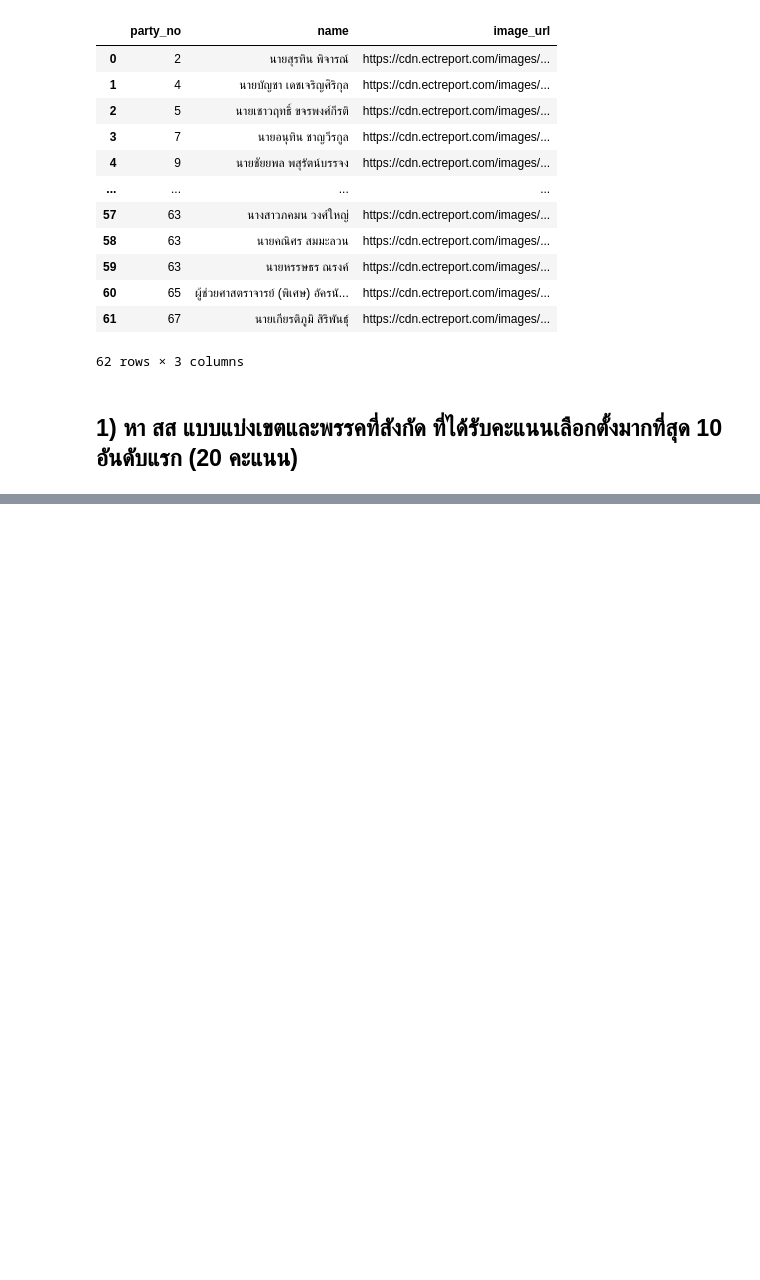
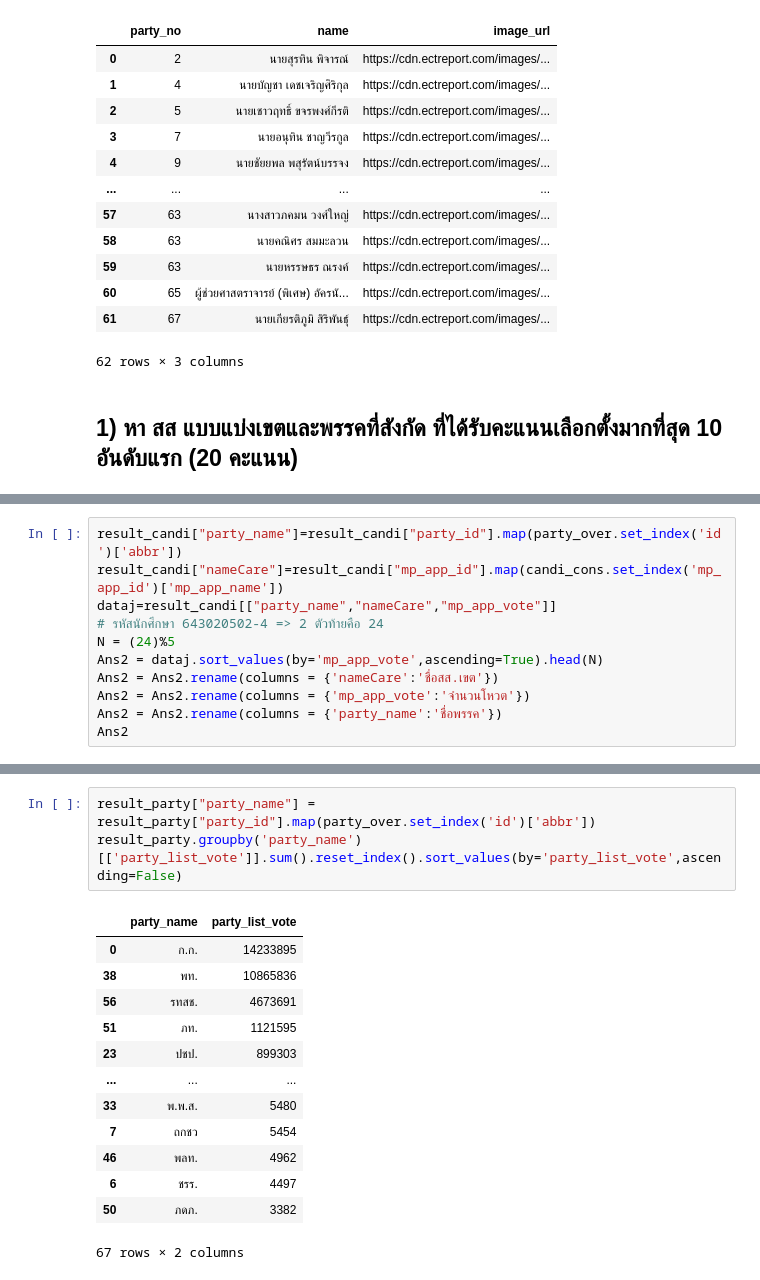
Before and after one commit to Tonry12/python_dataviz2023, a Jupyter notebook: midterm_basicpythonanddataviz2023.ipynb, the cells around one changed output, grey strips where cells are left out. Cells and saved outputs as stored; diff of their text form; blank space fills up the shorter version.

```diff
--- a/midterm_basicpythonanddataviz2023.ipynb
+++ b/midterm_basicpythonanddataviz2023.ipynb
@@ -219,0 +223,11 @@ candi_cons
+# %%
+result_candi["party_name"]=result_candi["party_id"].map(party_over.set_index('id')['abbr'])
+result_candi["nameCare"]=result_candi["mp_app_id"].map(candi_cons.set_index('mp_app_id')['mp_app_name'])
+dataj=result_candi[["party_name","nameCare","mp_app_vote"]]
+# รหัสนักศึกษา 643020502-4 => 2 ตัวท้ายคือ 24
+N = (24)%5
+Ans2 = dataj.sort_values(by='mp_app_vote',ascending=True).head(N)
+Ans2 = Ans2.rename(columns = {'nameCare':'ชื่อสส.เขต'})
+Ans2 = Ans2.rename(columns = {'mp_app_vote':'จำนวนโหวต'})
+Ans2 = Ans2.rename(columns = {'party_name':'ชื่อพรรค'})
+Ans2
@@ -219,0 +242,17 @@ candi_cons
+# %%
+result_party["party_name"] = result_party["party_id"].map(party_over.set_index('id')['abbr'])
+result_party.groupby('party_name')[['party_list_vote']].sum().reset_index().sort_values(by='party_list_vote',ascending=False)
+# %% [output]
+|  | party_name | party_list_vote |
+| 0 | ก.ก. | 14233895 |
+| 38 | พท. | 10865836 |
+| 56 | รทสช. | 4673691 |
+| 51 | ภท. | 1121595 |
+| 23 | ปชป. | 899303 |
+| ... | ... | ... |
+| 33 | พ.พ.ส. | 5480 |
+| 7 | ถกชว | 5454 |
+| 46 | พลท. | 4962 |
+| 6 | ชรร. | 4497 |
+| 50 | ภดภ. | 3382 |
+67 rows × 2 columns
```
Also changed, not shown: parts of 5 cells of this notebook.
